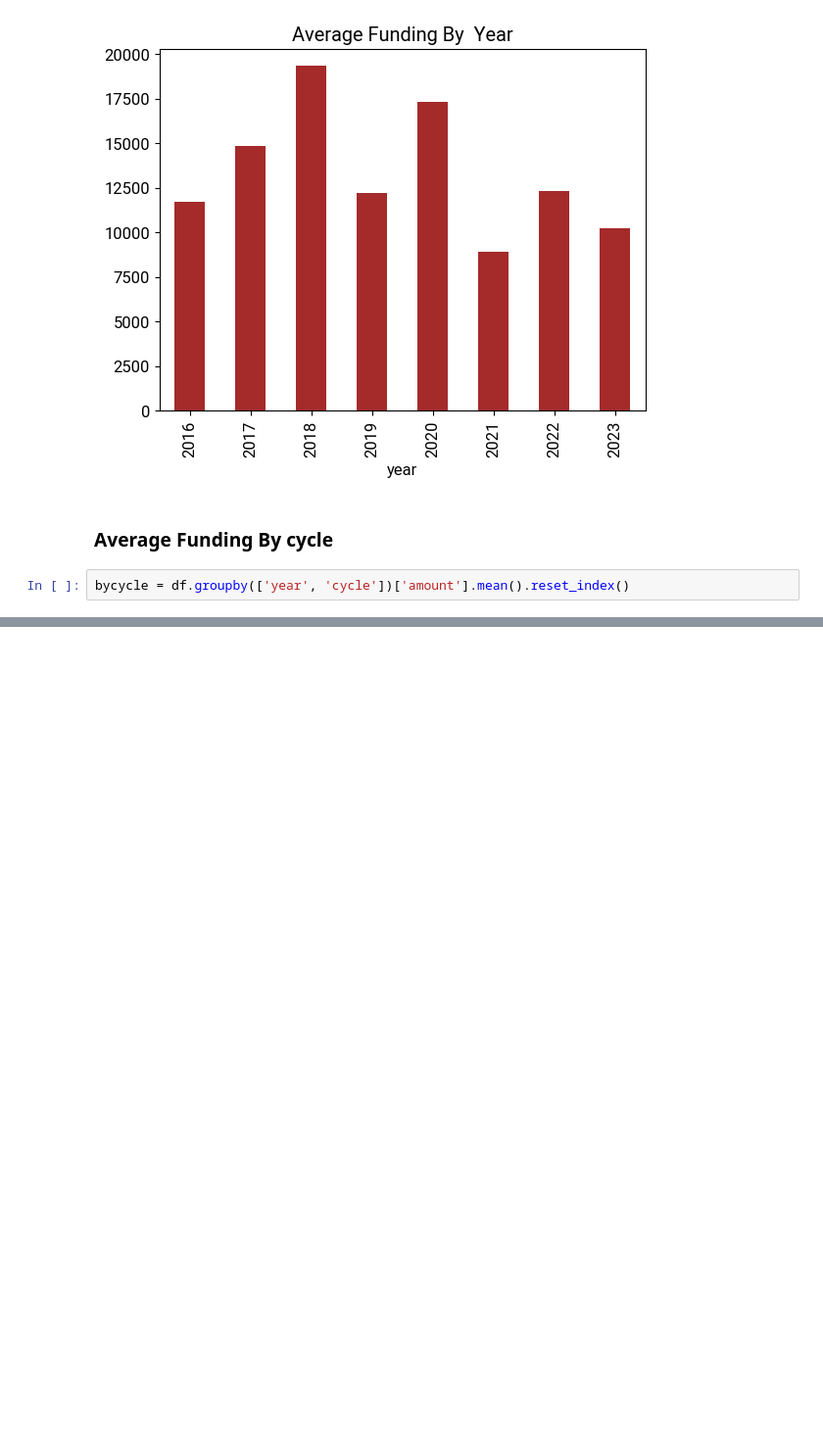
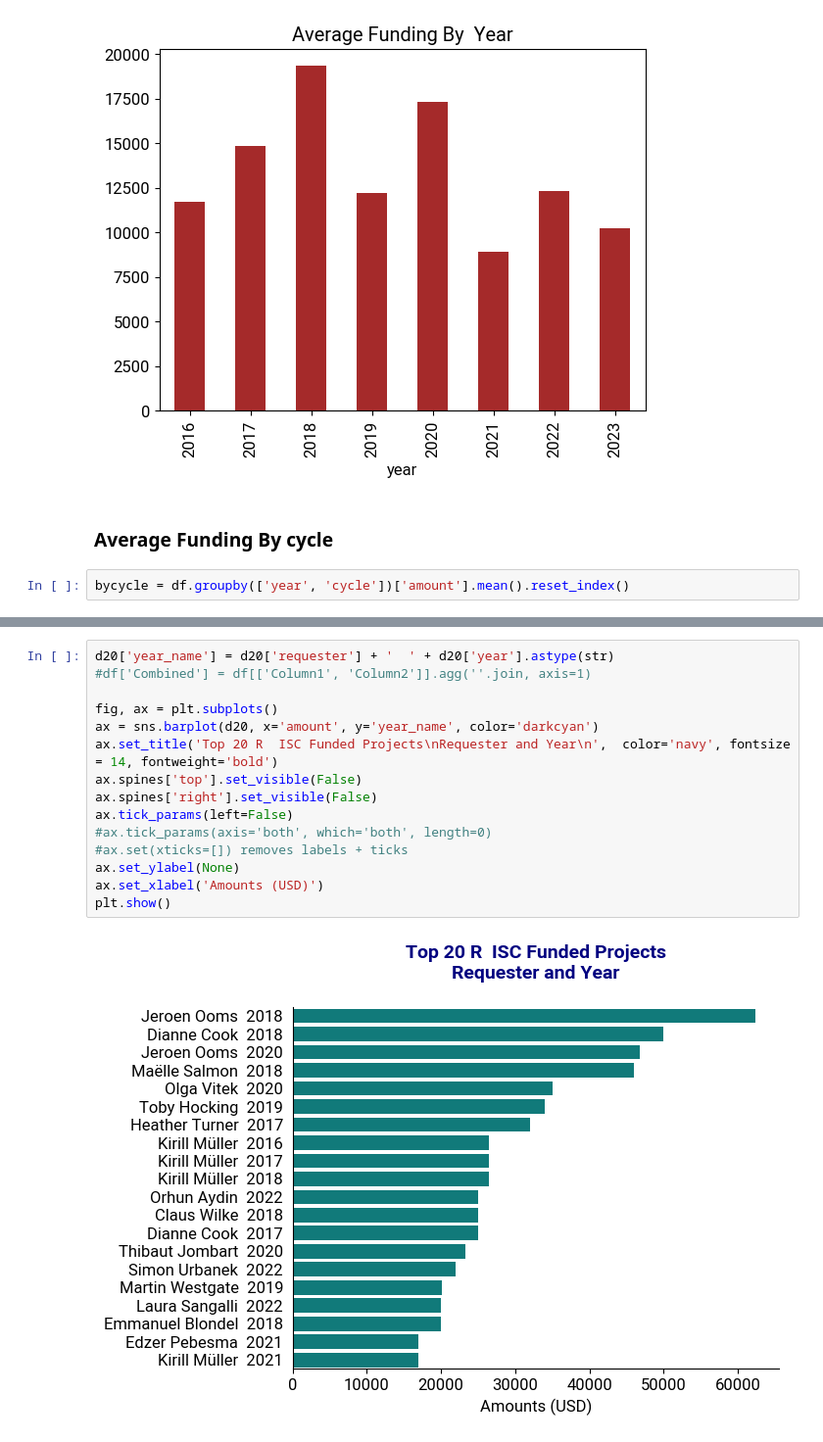
Before and after one commit to birusod/Projects2024, a Jupyter notebook: PyDocs/W08_ISC Grants/R_isc_grants.ipynb, the cells around one changed output, grey strips where cells are left out. Shown at 98% size. Cells and saved outputs as stored; diff of their text form; blank space fills up the shorter version.

```diff
--- a/PyDocs/W08_ISC Grants/R_isc_grants.ipynb
+++ b/PyDocs/W08_ISC Grants/R_isc_grants.ipynb
@@ -105,0 +148,17 @@ bycycle = df.groupby(['year', 'cycle'])['amount'].mean().reset_index()
+# %%
+d20['year_name'] = d20['requester'] + '  ' + d20['year'].astype(str)
+#df['Combined'] = df[['Column1', 'Column2']].agg(''.join, axis=1)
+
+fig, ax = plt.subplots()
+ax = sns.barplot(d20, x='amount', y='year_name', color='darkcyan')
+ax.set_title('Top 20 R  ISC Funded Projects\nRequester and Year\n',  color='navy', fontsize = 14, fontweight='bold')
+ax.spines['top'].set_visible(False)
+ax.spines['right'].set_visible(False)
+ax.tick_params(left=False)
+#ax.tick_params(axis='both', which='both', length=0)
+#ax.set(xticks=[]) removes labels + ticks
+ax.set_ylabel(None)
+ax.set_xlabel('Amounts (USD)')
+plt.show()
+# %% [output]
+[figure, added]
```
Also changed, not shown: parts of 7 cells of this notebook.
